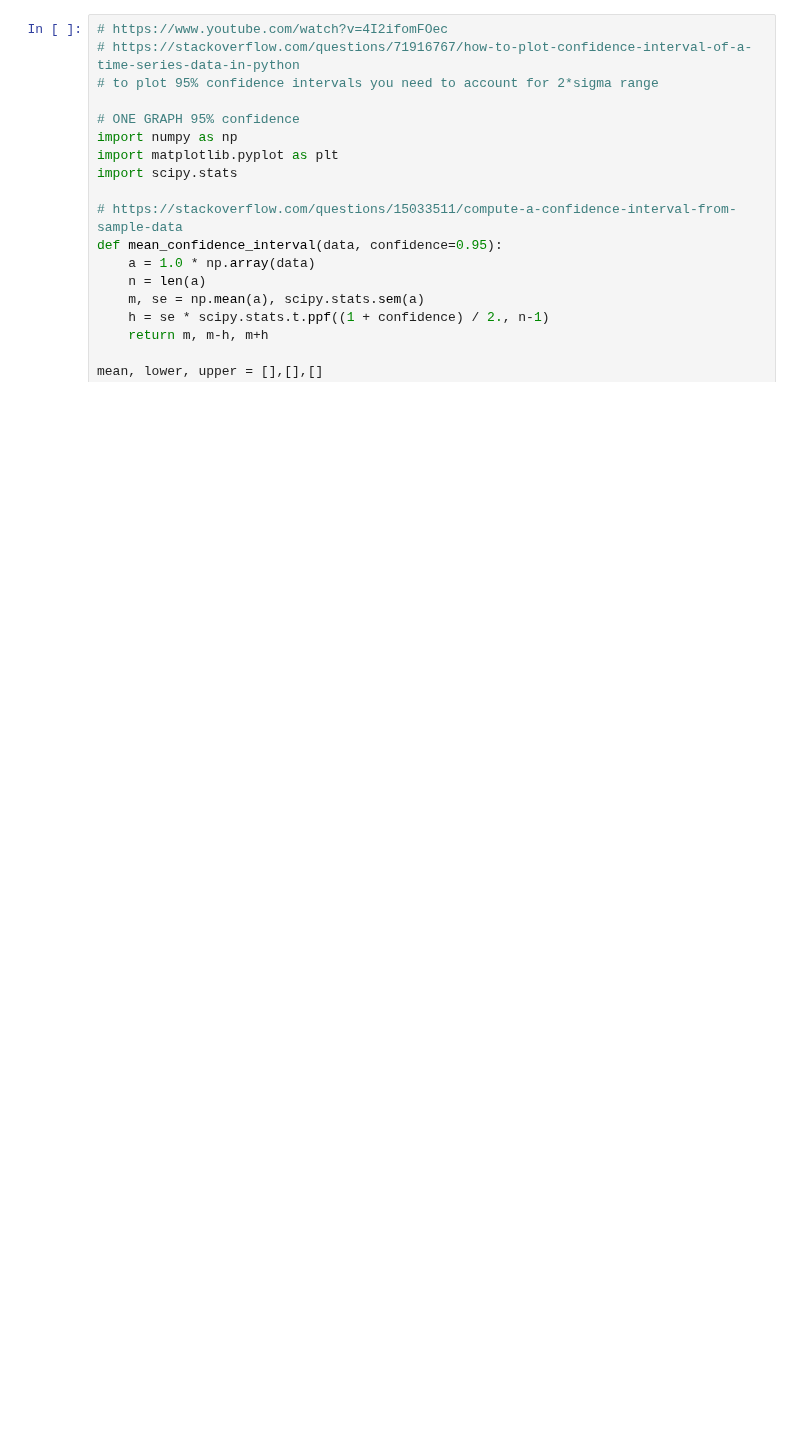
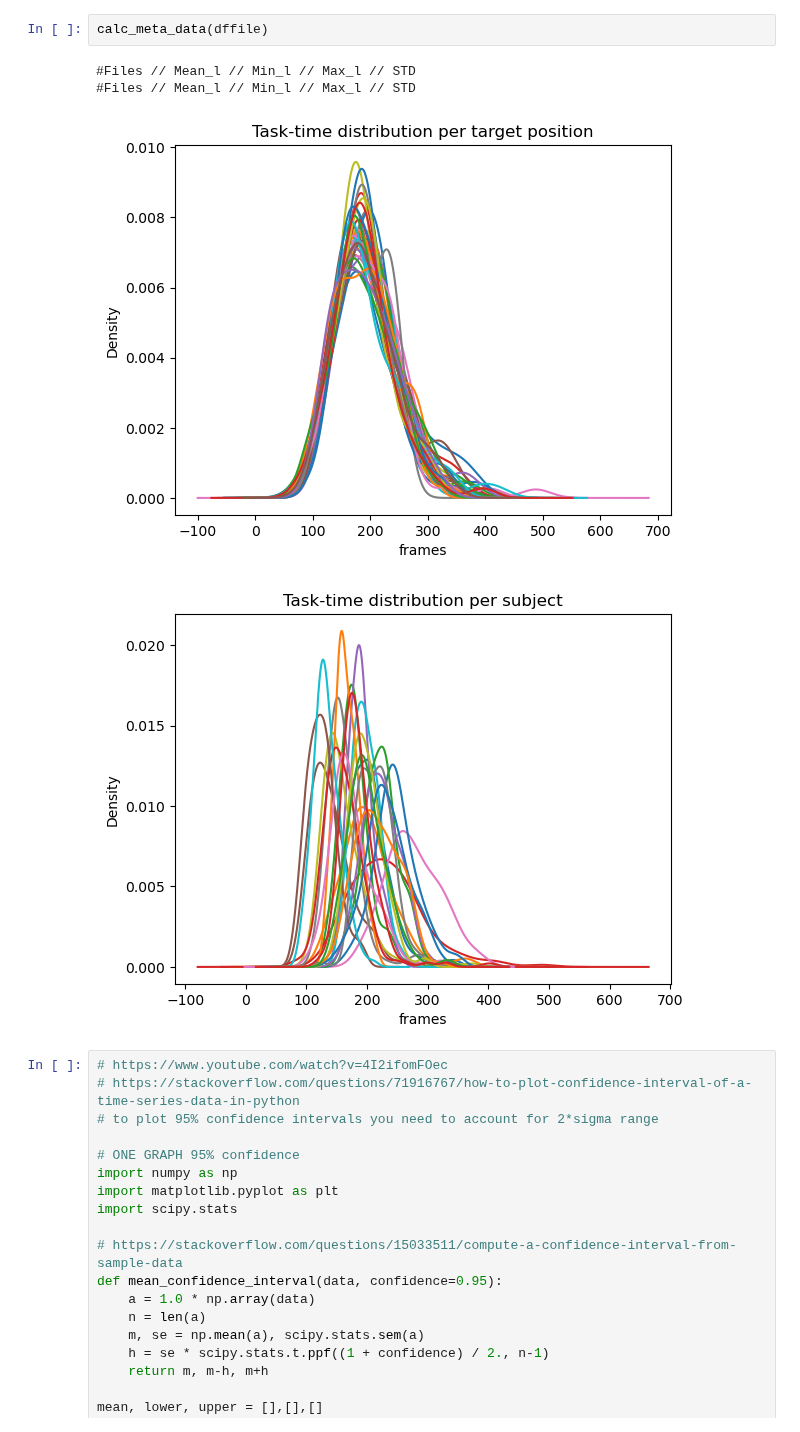
Before and after one commit to gitscade/stats, a Jupyter notebook: 05_temporal.ipynb, the cells around one changed output. Cells and saved outputs as stored; diff of their text form; blank space fills up the shorter version.

```diff
--- a/05_temporal.ipynb
+++ b/05_temporal.ipynb
@@ -23,3 +151,10 @@ from matplotlib.collections import LineCollection
+# %%
+calc_meta_data(dffile)
+# %% [output]
+#Files // Mean_l // Min_l // Max_l // STD
+#Files // Mean_l // Min_l // Max_l // STD
+[figure, added]
+[figure, added]
 # %%
 # https://www.youtube.com/watch?v=4I2ifomFOec
 # https://stackoverflow.com/questions/71916767/how-to-plot-confidence-interval-of-a-time-series-data-in-python
```
Also changed, not shown: parts of 3 cells of this notebook, 7 other files.
